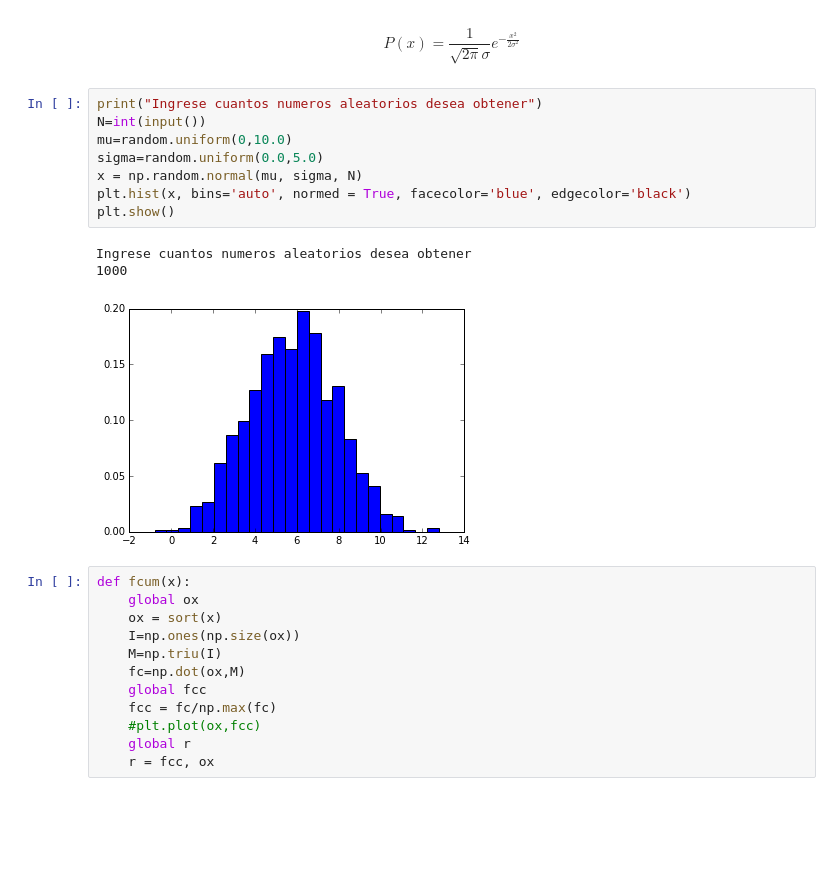
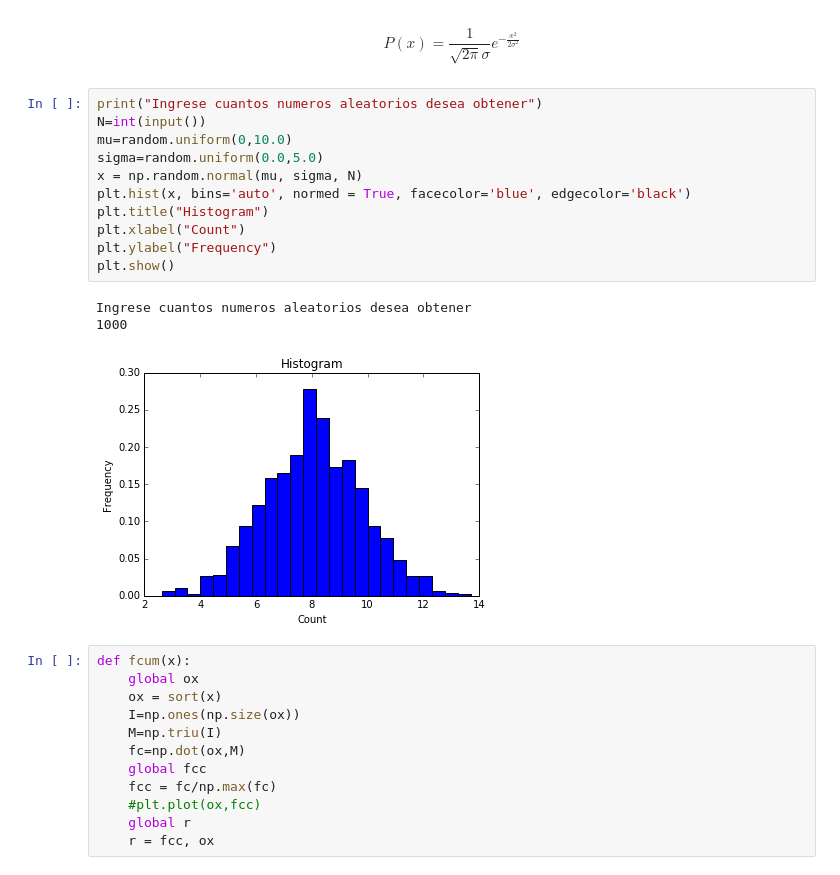
Before and after one commit to CosmoStats/cosmostats2018-jzsmoreno, a Jupyter notebook: Sep/FDA.ipynb, the cells around one changed output. Cells and saved outputs as stored; diff of their text form; blank space fills up the shorter version.

```diff
--- a/Sep/FDA.ipynb
+++ b/Sep/FDA.ipynb
@@ -28,15 +28,18 @@ $$P(x)=\frac{1}{\sqrt{2\pi }\sigma }e^{-\frac{x^{2}}{2\sigma^{2} }}$$
 # %%
 print("Ingrese cuantos numeros aleatorios desea obtener")
 N=int(input())
 mu=random.uniform(0,10.0)
 sigma=random.uniform(0.0,5.0)
 x = np.random.normal(mu, sigma, N)
 plt.hist(x, bins='auto', normed = True, facecolor='blue', edgecolor='black')
+plt.title("Histogram")
+plt.xlabel("Count")
+plt.ylabel("Frequency")
 plt.show()
 # %% [output]
 Ingrese cuantos numeros aleatorios desea obtener
 1000
-[figure, old version]
+[figure, new version]
 # %%
 def fcum(x):
     global ox
```
Also changed, not shown: parts of 2 cells of this notebook.
